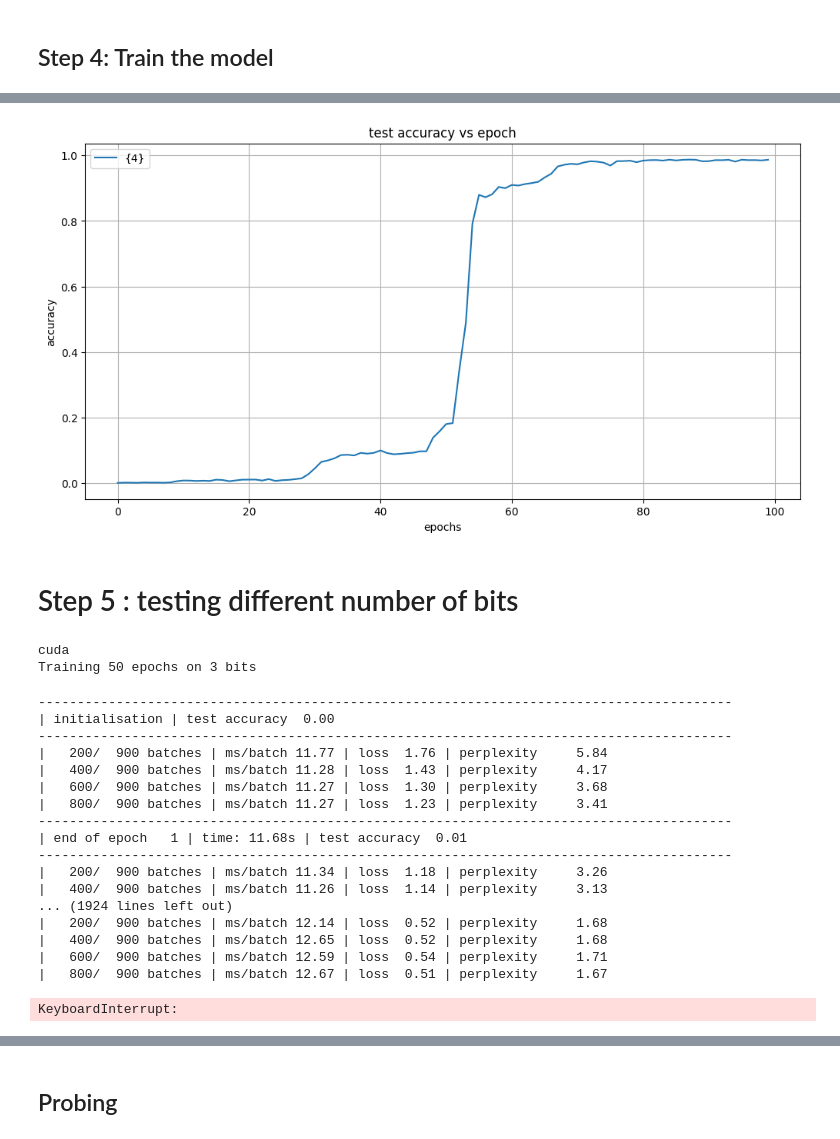
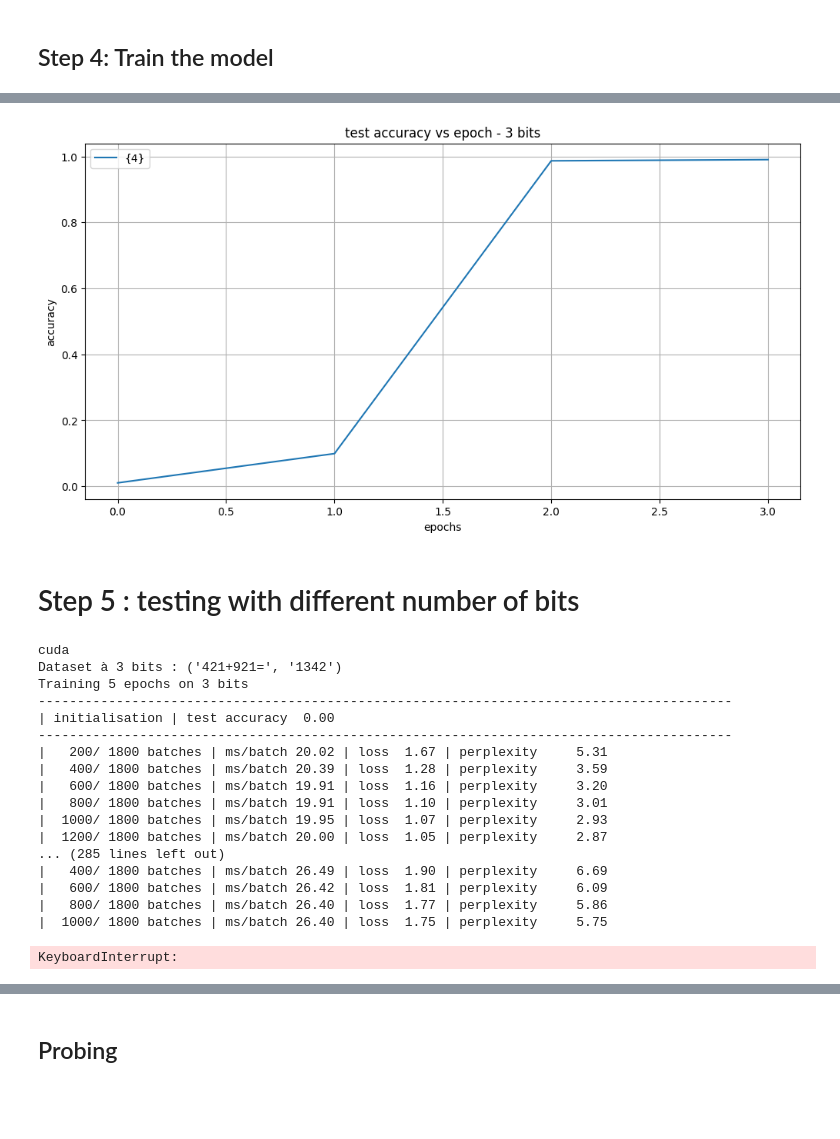
Before and after one commit to BenjaminDeporte/LLM_learning_additions, a Jupyter notebook: Teach_LLMs_to_do_additions.ipynb, the cells around one changed output, grey strips where cells are left out. Saved outputs shown, nothing was run; the diff lists cells and outputs as text; code cells hidden in the pictures; blank space fills up the shorter version.

```diff
--- a/Teach_LLMs_to_do_additions.ipynb
+++ b/Teach_LLMs_to_do_additions.ipynb
@@ -22,12 +22,13 @@ import matplotlib.pyplot as plt
 # %%
 number_bits = 4
 
-dataset_size = 64_000
+dataset_size = 512_000
 train_proportion = 0.9
 
 log_interval = 200
-batch_size = 64
-# learning_rate = 8e-4
+# large batch_size for GPU
+batch_size = 256
+# learning_rate beefed up
 learning_rate = 1e-3
 
 epochs = 4
@@ -147,6 +148,7 @@ class TheTentativeTokenizer:
         list2 = [c for c in cleaned_operands[1]]
         # work backward, egalize lengths and form tokens
         tokens = []
+        pairs = []
         list1.reverse()
         list2.reverse()
         if len(list1) < len(list2):
@@ -159,8 +161,9 @@ class TheTentativeTokenizer:
             pair = (c1, c2)
             # print(pair)
             tokens.append(self.token_to_id[pair])
+            pairs.append(pair)
 
-        return tokens
+        return tokens, pairs
 
     def decode(self, token_list):
         """Take the token list, find the associated pairs of characters, reverse and concatenate them to form the prompt
@@ -194,11 +197,12 @@ class TheTentativeTokenizer:
 
 tok = TheTentativeTokenizer()
 
-prompt = "1245 + 447582 ="
+prompt = "1245 + 347582 ="
 print(f"original prompt : '{prompt}'")
 
-token_list = tok.encode(prompt)
+token_list, pair_list = tok.encode(prompt)
 print(f"encoded prompt : {token_list}")
+print(f"pairs = {pair_list}")
 
 dec = tok.decode(token_list=token_list)
 print(f"decoded token list : '{dec}'")
@@ -602,23 +619,23 @@ for i in range(20):
 # %%
 fig, ax = plt.subplots(figsize=(12,6))
 
 ax.plot(acc_v_epoch, label={number_bits})
-ax.set_title(f"test accuracy vs epoch")
+ax.set_title(f"test accuracy vs epoch - {nbits} bits")
 ax.set_xlabel(f"epochs")
 ax.set_ylabel(f"accuracy")
 ax.legend()
 ax.grid(True)
 plt.show()
 # %% [output]
-[figure, old version]
+[figure, new version]
 # %% [markdown]
-# Step 5 : testing different number of bits
+# Step 5 : testing with different number of bits
 # %%
 device = torch.device("cuda" if torch.cuda.is_available() else "cpu")
 print(device)
 
-list_nbits = [3,4,5,6,7,8,9]
-list_epochs = [50,100,200,200,200,300,300]
+list_nbits = [3,4,5,9]
+list_epochs = [5,10,30,30]
 results = {}
 
 for epochs, nbits in zip(list_epochs,list_nbits):
@@ -628,6 +645,8 @@ for epochs, nbits in zip(list_epochs,list_nbits):
         data.append(sample_datapoint(number_bits=nbits))
     data_train = data[: int(train_proportion * dataset_size)]
     data_test = data[int(train_proportion * dataset_size):]
+    # reporting out
+    print(f"Dataset à {nbits} bits : {data_train[0]}")
     # instantiate model
     model = TransformerModel(ntoken = ntokens,
                          ninp = 128,
@@ -640,25 +659,23 @@ for epochs, nbits in zip(list_epochs,list_nbits):
     results[nbits] = train(epochs=epochs)
 # %% [output]
 cuda
-Training 50 epochs on 3 bits
+Dataset à 3 bits : ('421+921=', '1342')
+Training 5 epochs on 3 bits
+-----------------------------------------------------------------------------------------
+| initialisation | test accuracy  0.00
+-----------------------------------------------------------------------------------------
+|   200/ 1800 batches | ms/batch 20.02 | loss  1.67 | perplexity     5.31
+|   400/ 1800 batches | ms/batch 20.39 | loss  1.28 | perplexity     3.59
+|   600/ 1800 batches | ms/batch 19.91 | loss  1.16 | perplexity     3.20
+|   800/ 1800 batches | ms/batch 19.91 | loss  1.10 | perplexity     3.01
+|  1000/ 1800 batches | ms/batch 19.95 | loss  1.07 | perplexity     2.93
+|  1200/ 1800 batches | ms/batch 20.00 | loss  1.05 | perplexity     2.87
+... (285 lines left out)
+|   400/ 1800 batches | ms/batch 26.49 | loss  1.90 | perplexity     6.69
+|   600/ 1800 batches | ms/batch 26.42 | loss  1.81 | perplexity     6.09
+|   800/ 1800 batches | ms/batch 26.40 | loss  1.77 | perplexity     5.86
+|  1000/ 1800 batches | ms/batch 26.40 | loss  1.75 | perplexity     5.75
------------------------------------------------------------------------------------------
-| initialisation | test accuracy  0.00
------------------------------------------------------------------------------------------
-|   200/  900 batches | ms/batch 11.77 | loss  1.76 | perplexity     5.84
-|   400/  900 batches | ms/batch 11.28 | loss  1.43 | perplexity     4.17
-|   600/  900 batches | ms/batch 11.27 | loss  1.30 | perplexity     3.68
-|   800/  900 batches | ms/batch 11.27 | loss  1.23 | perplexity     3.41
------------------------------------------------------------------------------------------
-| end of epoch   1 | time: 11.68s | test accuracy  0.01
------------------------------------------------------------------------------------------
-|   200/  900 batches | ms/batch 11.34 | loss  1.18 | perplexity     3.26
-|   400/  900 batches | ms/batch 11.26 | loss  1.14 | perplexity     3.13
-... (1924 lines left out)
-|   200/  900 batches | ms/batch 12.14 | loss  0.52 | perplexity     1.68
-|   400/  900 batches | ms/batch 12.65 | loss  0.52 | perplexity     1.68
-|   600/  900 batches | ms/batch 12.59 | loss  0.54 | perplexity     1.71
-|   800/  900 batches | ms/batch 12.67 | loss  0.51 | perplexity     1.67
+KeyboardInterrupt:
-KeyboardInterrupt:
 # %%
 fig, ax = plt.subplots(figsize=(12,6))
 
```
Also changed, not shown: parts of 12 cells of this notebook, 1 other file.
